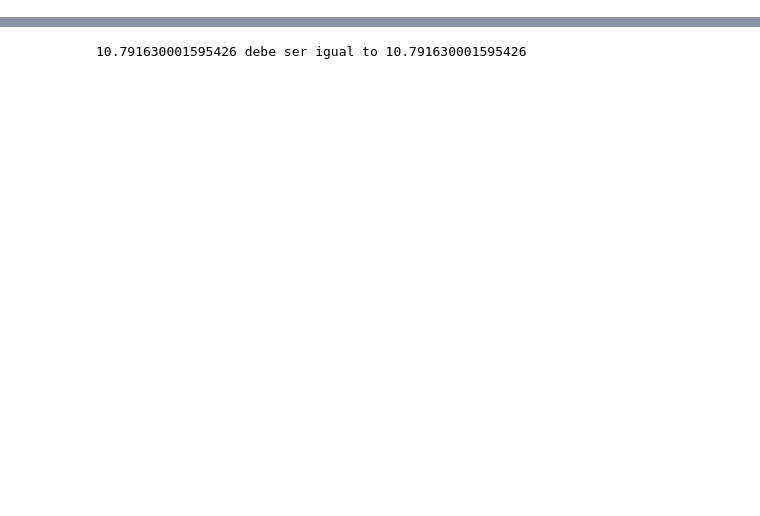
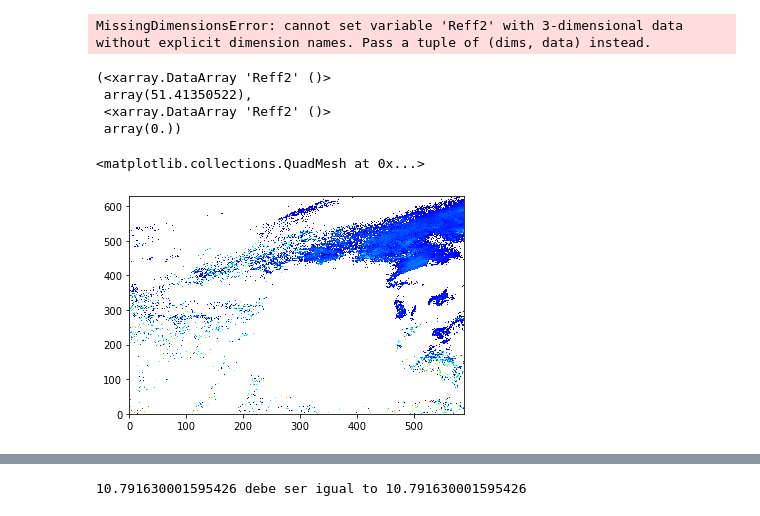
Before and after one commit to jesseniagonzalezv/ICON_RTTOV, a Jupyter notebook: code_test/Untitled.ipynb, the cells around one changed output, grey strips where cells are left out. Saved outputs shown, nothing was run; the diff lists cells and outputs as text; code cells hidden in the pictures; blank space fills up the shorter version.

```diff
--- a/code_test/Untitled.ipynb
+++ b/code_test/Untitled.ipynb
@@ -9,0 +98,3 @@ path_ICON_test_2 = "/work/bb1036/b381362/dataset/data_rttov_T15.nc"
+# %%
+ds = xr.open_dataset("/work/bb1036/b381362/dataset/data_rttov_T12_Reff_cut.nc")
+ds
@@ -9,0 +191,11 @@ path_ICON_test_2 = "/work/bb1036/b381362/dataset/data_rttov_T15.nc"
+# %%
+L  = rho_2013*ds.clw # in kgm^-3
+N = rho_2013*ds.qnc # im m^-3
+
+#L2 = np.ma.masked_array(L,  L == 0) ## check it!!!!!!!!
+N2 = np.ma.masked_array(N,  N < 2.0e+06) ## check it!!!!!!!!
+
+###################################
+reff_2013 = (a/2) * (gamma((3*b+nu+1)/(mu))/gamma((2*b+nu+1)/(mu)))*((L/N2)*(gamma((nu+1)/(mu))/gamma((nu+2)/mu)))**(b)
+reff_2013 = reff_2013*1E6
+print("Reff",np.max(reff_2013), reff_2013.min())
@@ -9,0 +226,19 @@ path_ICON_test_2 = "/work/bb1036/b381362/dataset/data_rttov_T15.nc"
+# %%
+ds["Reff2"] =  reff_2013 #thi is a xarray.DataArray
+ds.Reff2.attrs['units'] = "Micron"
+ds.Reff2.attrs['standard_name'] = "Reff"
+ds.Reff2.attrs['long_name'] = "Cloud effective radius"
+# %% [output]
+MissingDimensionsError: cannot set variable 'Reff2' with 3-dimensional data without explicit dimension names. Pass a tuple of (dims, data) instead.
+# %%
+ds.Reff2.max(), ds.Reff2.min()
+# %% [output]
+(<xarray.DataArray 'Reff2' ()>
+ array(51.41350522),
+ <xarray.DataArray 'Reff2' ()>
+ array(0.))
+# %%
+plt.pcolormesh(ds.Reff2[119], cmap ='jet') #, vmin=0,vmax=55) #cmap=cmap.N, norm=norm)
+# %% [output]
+<matplotlib.collections.QuadMesh at 0x...>
+[figure, added]
```
Also changed, not shown: parts of 66 cells of this notebook, 7 other files.
